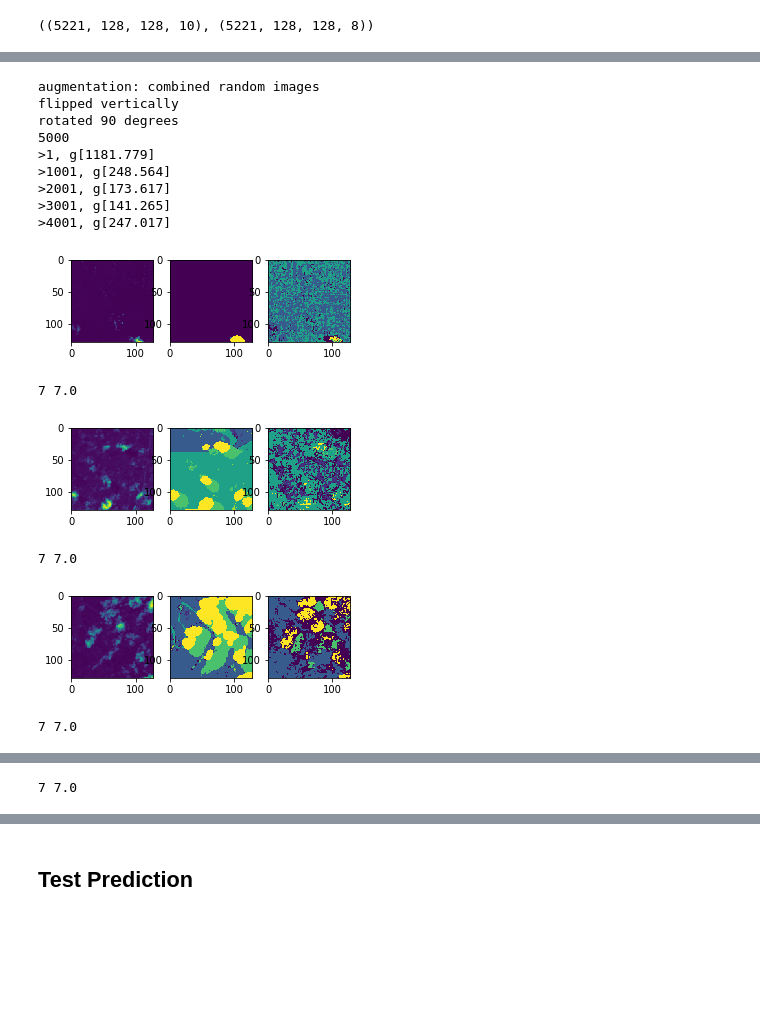
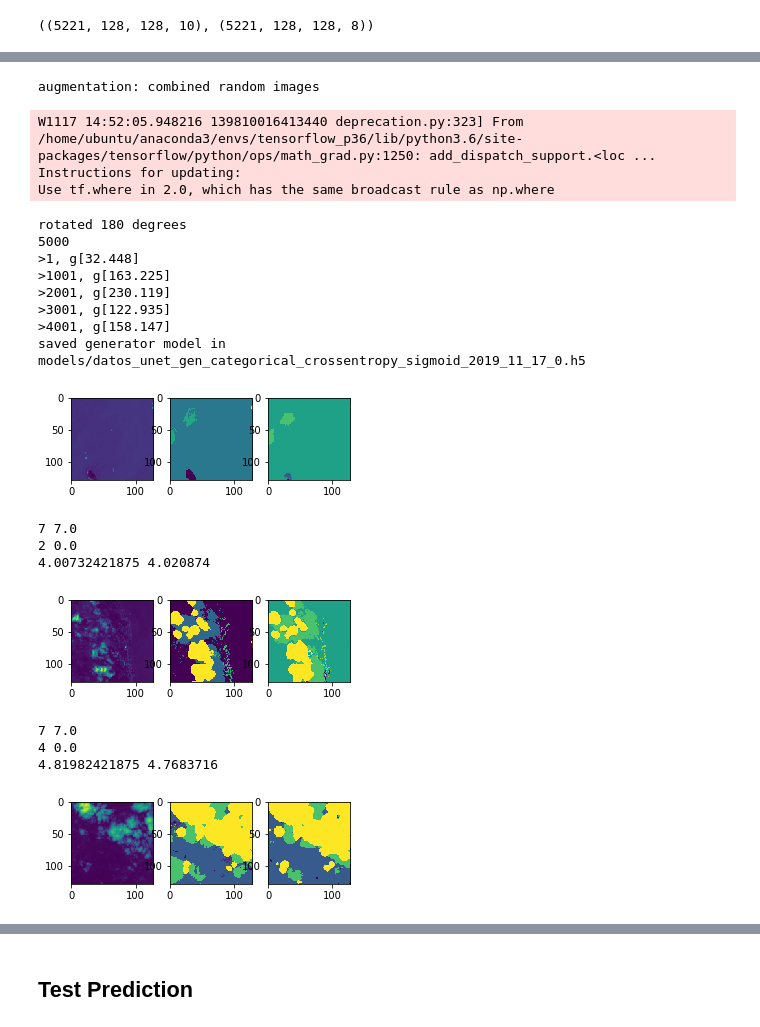
Before and after one commit to PrinceJavier/datos_segmentation, a Jupyter notebook: datos.model_train.ipynb, the cells around one changed output, grey strips where cells are left out. Saved outputs shown, nothing was run; the diff lists cells and outputs as text; code cells hidden in the pictures; blank space fills up the shorter version.

Commit message:
continued training

```diff
--- a/datos.model_train.ipynb
+++ b/datos.model_train.ipynb
@@ -311,7 +283,7 @@ def decoder_block(layer_in, skip_in, n_filters, dropout=True):
     g = Activation('relu')(g)
     return g
 # %%
-activation='softmax'
+activation='sigmoid'
 
 # define the standalone generator model
 def define_generator(image_shape=(128,128,10)):
@@ -469,24 +442,24 @@ unet_model.load_weights("models/datos_unet_gen_categorical_crossentropy_softmax_
 # %%
-# augmentation combine random images together
+# # augmentation combine random images together
 
-train_feats_comb = []
-train_labels_comb = []
+# train_feats_comb = []
+# train_labels_comb = []
 
-for i in range(5000):
-    to_combine = np.random.choice(range(len(train_feats)), size=2, replace=False)
-    a_train = train_feats[to_combine[0]]
-    b_train = train_feats[to_combine[1]]
+# for i in range(5000):
+#     to_combine = np.random.choice(range(len(train_feats)), size=2, replace=False)
+#     a_train = train_feats[to_combine[0]]
+#     b_train = train_feats[to_combine[1]]
 
-    a_label = train_labels[to_combine[0]]
-    b_label = train_labels[to_combine[1]]
+#     a_label = train_labels[to_combine[0]]
+#     b_label = train_labels[to_combine[1]]
 
-    c_train = np.max([a_train, b_train], 0)
-    c_label = np.max([a_label, b_label], 0)
+#     c_train = np.max([a_train, b_train], 0)
+#     c_label = np.max([a_label, b_label], 0)
 
-    train_feats_comb.append(c_train)
-    train_labels_comb.append(c_label)
+#     train_feats_comb.append(c_train)
+#     train_labels_comb.append(c_label)
 # %%
-train_feats_comb = np.array(train_feats_comb)
-train_labels_comb = np.array(train_labels_comb)
+# train_feats_comb = np.array(train_feats_comb)
+# train_labels_comb = np.array(train_labels_comb)
 
-train_feats_comb.shape, train_labels_comb.shape
+# train_feats_comb.shape, train_labels_comb.shape
@@ -517,7 +495,7 @@ plt.show()
 
 filename_g = f'models/datos_unet_gen_{loss}_{activation}_{today}'
 
-for i in range(10000):
+for j in range(10000):
 
     # data augmentation combine
     comb = np.random.choice([0, 1, 1, 1])
@@ -623,49 +601,58 @@ for i in range(10000):
     # train model
     train(unet_model, dataset, n_epochs=1, n_batch=1)
 
-    if i % 5 == 0:
+#     print(i)
+    if j % 5 == 0:
         # save the generator model
-        unet_model.save(f"{filename_g}_{i}.h5")
-        print(f'saved generator model in {filename_g}_{i}.h5')
+        unet_model.save(f"{filename_g}_{j}.h5")
+        print(f'saved generator model in {filename_g}_{j}.h5')
 
 
     # check on train
     for i in np.random.choice(list(range(len(dataset[0]))), 5):
 
         f, axs = plt.subplots(nrows=1, ncols=3, figsize=(5, 2))
 
         train_feat = train_feats2[i]
         train_true = train_labels2[i]
         train_true = compress_label(train_true)
 
         # show one input
         axs[0].imshow(train_feat[:, :, 0])
 
         # show true
         axs[1].imshow(train_true)
 
         # predict sample with values from 0 to 1
         train_pred = unet_model.predict(np.reshape(train_feat, (1, 128, 128, 10)))
         train_pred = compress_label(train_pred[0])
 
         axs[2].imshow(train_pred)
 
         plt.show()
 
         print(np.max(train_true), np.max(train_pred))
+        print(np.min(train_true), np.min(train_pred))
+        print(np.mean(train_true), np.mean(train_pred))
 # %% [output]
 augmentation: combined random images
-flipped vertically
-rotated 90 degrees
-5000
->1, g[1181.779]
->1001, g[248.564]
->2001, g[173.617]
->3001, g[141.265]
->4001, g[247.017]
+W1117 14:52:05.948216 139810016413440 deprecation.py:323] From /home/ubuntu/anaconda3/envs/tensorflow_p36/lib/python3.6/site-packages/tensorflow/python/ops/math_grad.py:1250: add_dispatch_support.<loc ...
+Instructions for updating:
+Use tf.where in 2.0, which has the same broadcast rule as np.where
+rotated 180 degrees
+5000
+>1, g[32.448]
+>1001, g[163.225]
+>2001, g[230.119]
+>3001, g[122.935]
+>4001, g[158.147]
+saved generator model in models/datos_unet_gen_categorical_crossentropy_sigmoid_2019_11_17_0.h5
-[figure, old version]
+[figure, new version]
-7 7.0
+7 7.0
+2 0.0
+4.00732421875 4.020874
-[figure, old version]
+[figure, new version]
-7 7.0
+7 7.0
+4 0.0
+4.81982421875 4.7683716
-[figure, old version]
+[figure, new version]
-7 7.0
@@ -673 +662,0 @@ rotated 90 degrees
-7 7.0
```
Also changed, not shown: parts of 15 cells of this notebook, 14 other files.
